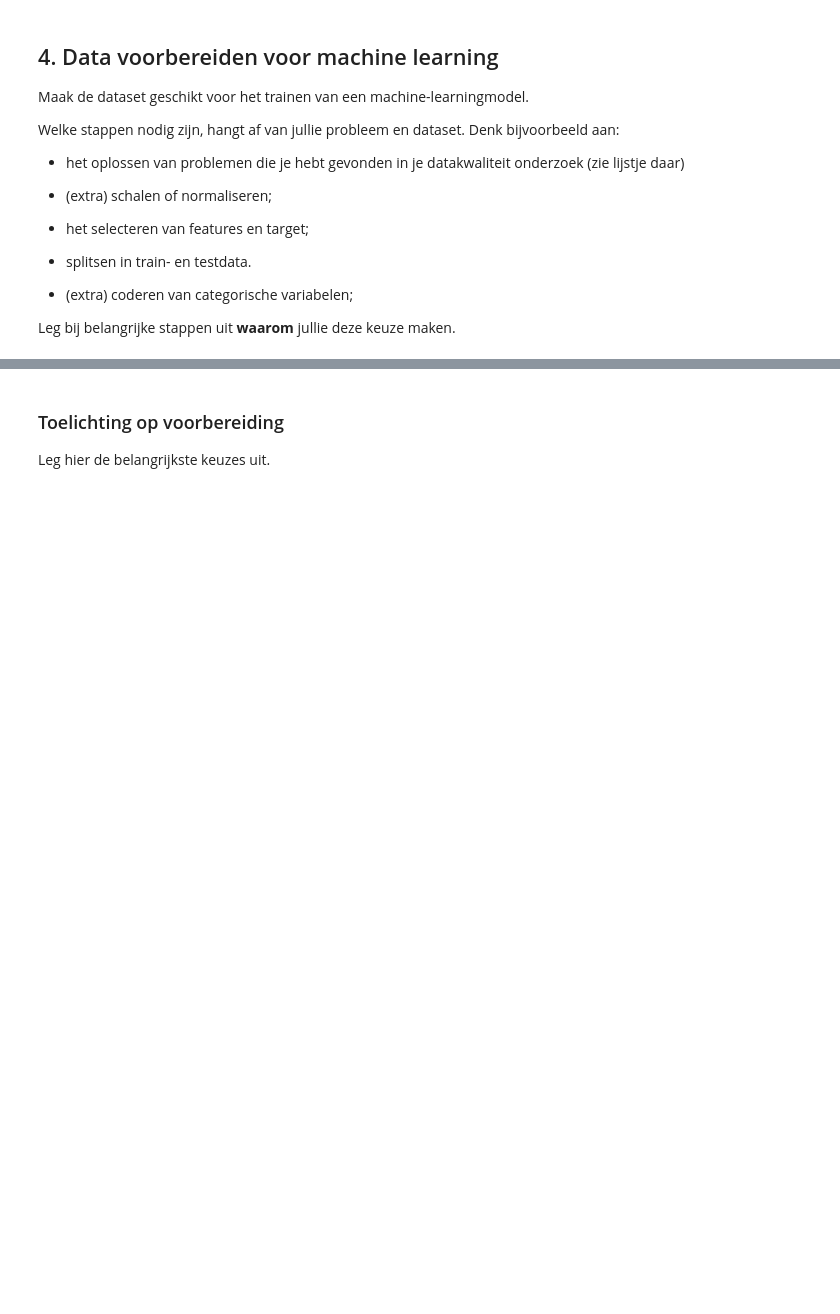
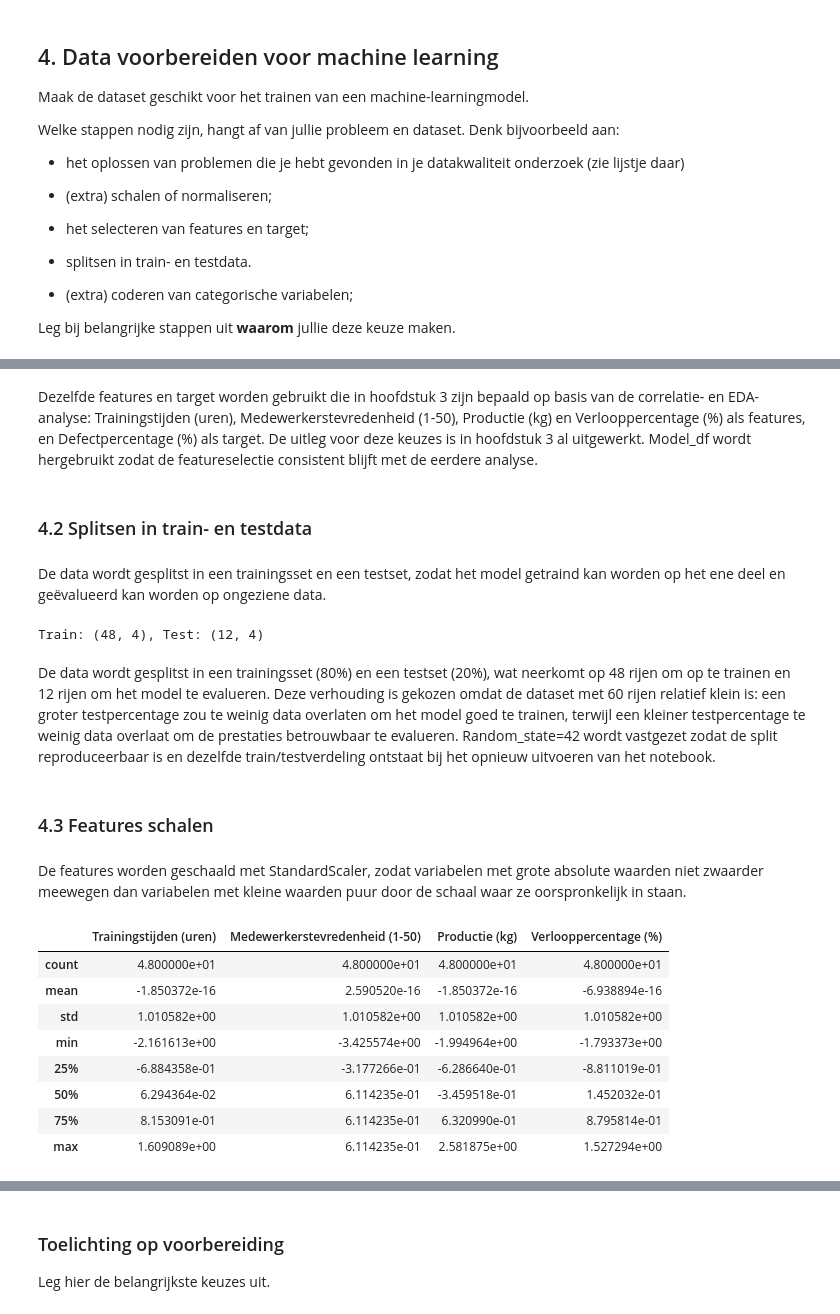
Before and after one commit to JipSchijvenaars/Business-Disciplines, a Jupyter notebook: Eindopdracht_MinorDDB_Data_2026_RM-1_1.ipynb, the cells around one changed output, grey strips where cells are left out. Saved outputs shown, nothing was run; the diff lists cells and outputs as text; code cells hidden in the pictures; blank space fills up the shorter version.

Commit message:
uitleg hoofdstuk 4 gefixt

```diff
--- a/Eindopdracht_MinorDDB_Data_2026_RM-1_1.ipynb
+++ b/Eindopdracht_MinorDDB_Data_2026_RM-1_1.ipynb
@@ -461,0 +462,12 @@ Leg bij belangrijke stappen uit **waarom** jullie deze keuze maken.
+# %%
+# We hergebruiken de features en target die in 3.3 zijn bepaald op basis van de correlatie- en EDA-analyse
+
+target = "Defectpercentage (%)"
+alle_features = ["Trainingstijden (uren)", "Medewerkerstevredenheid (1-50)",
+                  "Productie (kg)", "Verlooppercentage (%)"]
+
+X = model_df[alle_features]
+y = model_df[target]
+
+print(X.shape, y.shape)
+X.head()
@@ -461,0 +482,44 @@ Leg bij belangrijke stappen uit **waarom** jullie deze keuze maken.
+# %% [markdown]
+Dezelfde features en target worden gebruikt die in hoofdstuk 3 zijn bepaald op basis van de correlatie- en EDA-analyse: Trainingstijden (uren), Medewerkerstevredenheid (1-50), Productie (kg) en Verlooppercentage (%) als features, en Defectpercentage (%) als target. De uitleg voor deze keuzes is in hoofdstuk 3 al uitgewerkt. Model_df wordt hergebruikt zodat de featureselectie consistent blijft met de eerdere analyse.
+# %% [markdown]
+### 4.2 Splitsen in train- en testdata
+# %% [markdown]
+De data wordt gesplitst in een trainingsset en een testset, zodat het model getraind kan worden op het ene deel en geëvalueerd kan worden op ongeziene data.
+# %%
+from sklearn.model_selection import train_test_split
+
+X_train, X_test, y_train, y_test = train_test_split(
+    X, y, test_size=0.2, random_state=42
+)
+
+print(f"Train: {X_train.shape}, Test: {X_test.shape}")
+# %% [output]
+Train: (48, 4), Test: (12, 4)
+# %% [markdown]
+De data wordt gesplitst in een trainingsset (80%) en een testset (20%), wat neerkomt op 48 rijen om op te trainen en 12 rijen om het model te evalueren. Deze verhouding is gekozen omdat de dataset met 60 rijen relatief klein is: een groter testpercentage zou te weinig data overlaten om het model goed te trainen, terwijl een kleiner testpercentage te weinig data overlaat om de prestaties betrouwbaar te evalueren. Random_state=42 wordt vastgezet zodat de split reproduceerbaar is en dezelfde train/testverdeling ontstaat bij het opnieuw uitvoeren van het notebook.
+# %% [markdown]
+### 4.3 Features schalen
+# %% [markdown]
+De features worden geschaald met StandardScaler, zodat variabelen met grote absolute waarden niet zwaarder meewegen dan variabelen met kleine waarden puur door de schaal waar ze oorspronkelijk in staan.
+# %%
+from sklearn.preprocessing import StandardScaler
+
+scaler = StandardScaler()
+X_train_scaled = pd.DataFrame(
+    scaler.fit_transform(X_train), columns=alle_features, index=X_train.index
+)
+X_test_scaled = pd.DataFrame(
+    scaler.transform(X_test), columns=alle_features, index=X_test.index
+)
+
+X_train_scaled.describe()
+# %% [output]
+|  | Trainingstijden (uren) | Medewerkerstevredenheid (1-50) | Productie (kg) | Verlooppercentage (%) |
+| count | 4.800000e+01 | 4.800000e+01 | 4.800000e+01 | 4.800000e+01 |
+| mean | -1.850372e-16 | 2.590520e-16 | -1.850372e-16 | -6.938894e-16 |
+| std | 1.010582e+00 | 1.010582e+00 | 1.010582e+00 | 1.010582e+00 |
+| min | -2.161613e+00 | -3.425574e+00 | -1.994964e+00 | -1.793373e+00 |
+| 25% | -6.884358e-01 | -3.177266e-01 | -6.286640e-01 | -8.811019e-01 |
+| 50% | 6.294364e-02 | 6.114235e-01 | -3.459518e-01 | 1.452032e-01 |
+| 75% | 8.153091e-01 | 6.114235e-01 | 6.320990e-01 | 8.795814e-01 |
+| max | 1.609089e+00 | 6.114235e-01 | 2.581875e+00 | 1.527294e+00 |
```
Also changed, not shown: parts of 13 cells of this notebook.
